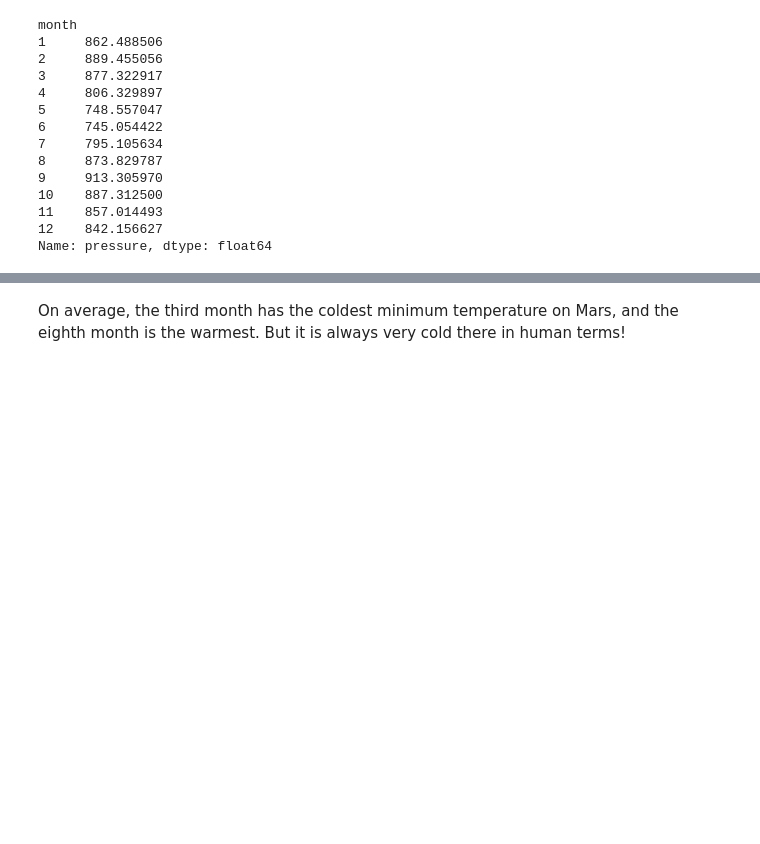
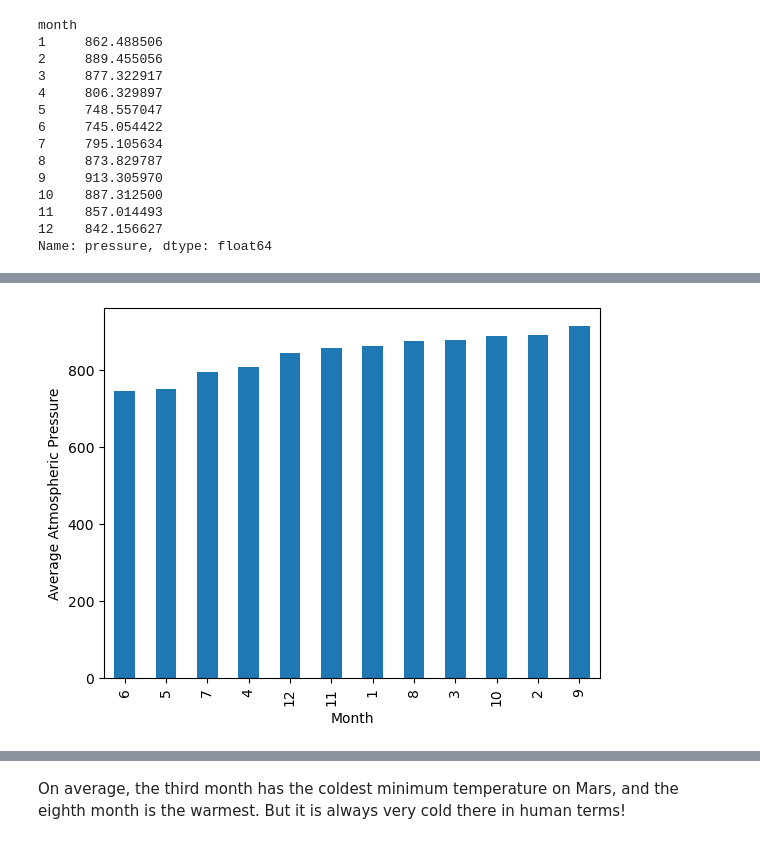
Before and after one commit to kinnith246/scraping_HTML, a Jupyter notebook: part_2_mars_weather.ipynb, the cells around one changed output, grey strips where cells are left out. Drawn from its saved outputs; the diff is of its cells as text; code cells hidden in the pictures; blank space fills up the shorter version.

```diff
--- a/part_2_mars_weather.ipynb
+++ b/part_2_mars_weather.ipynb
@@ -214,5 +247,7 @@ Name: min_temp, dtype: float64
 # %%
 # 4. Average pressure by Martian month
+avg_pressure_by_month = mars_df.groupby('month')['pressure'].mean()
+avg_pressure_by_month
 # %% [output]
 month
 1     862.488506
@@ -238,0 +266,12 @@ Name: pressure, dtype: float64
+# %%
+# Plot the average pressure by month
+# Sort the months by the average pressure in ascending order
+avg_pressure_by_month_sorted = avg_pressure_by_month.sort_values()
+
+# Plot the results as a bar chart
+avg_pressure_by_month_sorted.plot(kind='bar')
+plt.xlabel('Month')
+plt.ylabel('Average Atmospheric Pressure')
+plt.show()
+# %% [output]
+[figure, added]
```
Also changed, not shown: parts of 14 cells of this notebook, 1 other file.
